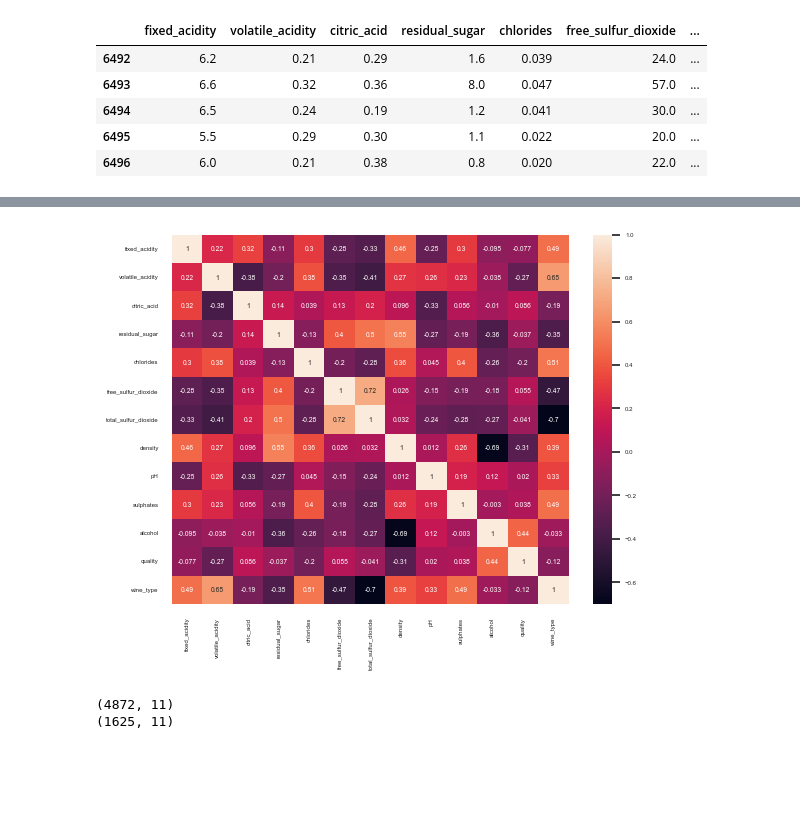
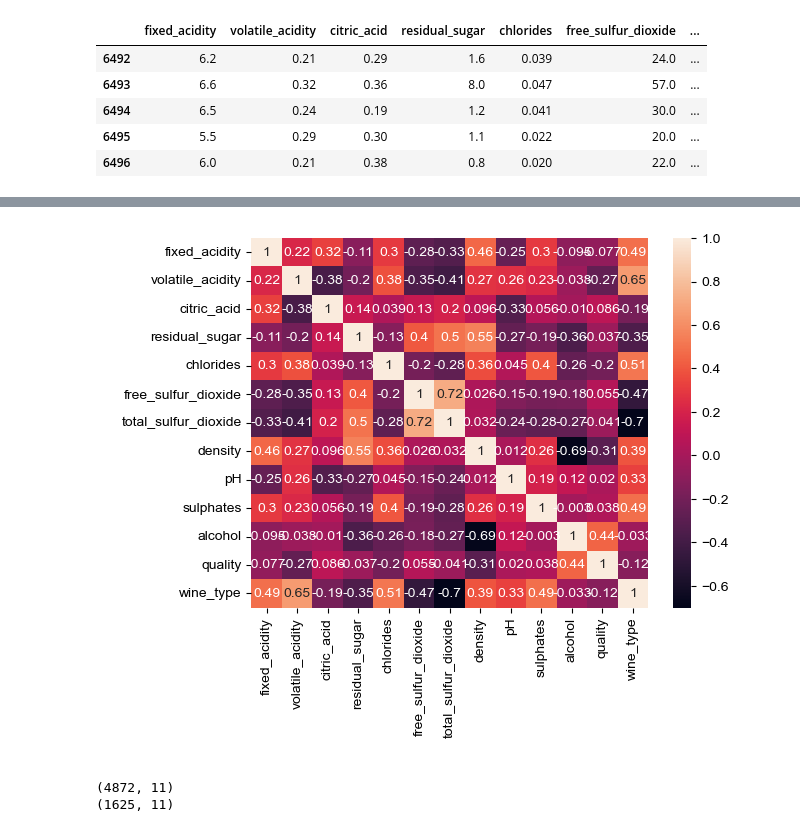
Before and after one commit to Berli85/Project4_Team2, a Jupyter notebook: combined_dataset/machine_learning_classification.ipynb, the cells around one changed output, grey strips where cells are left out. Saved outputs shown, nothing was run; the diff lists cells and outputs as text; code cells hidden in the pictures; blank space fills up the shorter version.

```diff
--- a/combined_dataset/machine_learning_classification.ipynb
+++ b/combined_dataset/machine_learning_classification.ipynb
@@ -237,10 +237,10 @@ corrs
 | wine_type | 0.486740 | 0.653036 | -0.187397 | -0.348821 | 0.512678 | -0.471644 | ... |
 # %%
 sns.heatmap(corrs, annot=True)
-sns.set(font_scale=0.4)
+sns.set(font_scale=0.8)
 plt.show()
 # %% [output]
-[figure, old version]
+[figure, new version]
 # %%
 # features
 X = df_combined2.drop(["wine_type", "quality"], axis=1) # keep ALL features except for the target
```
Also changed, not shown: parts of 3 cells of this notebook, 6 other files.
